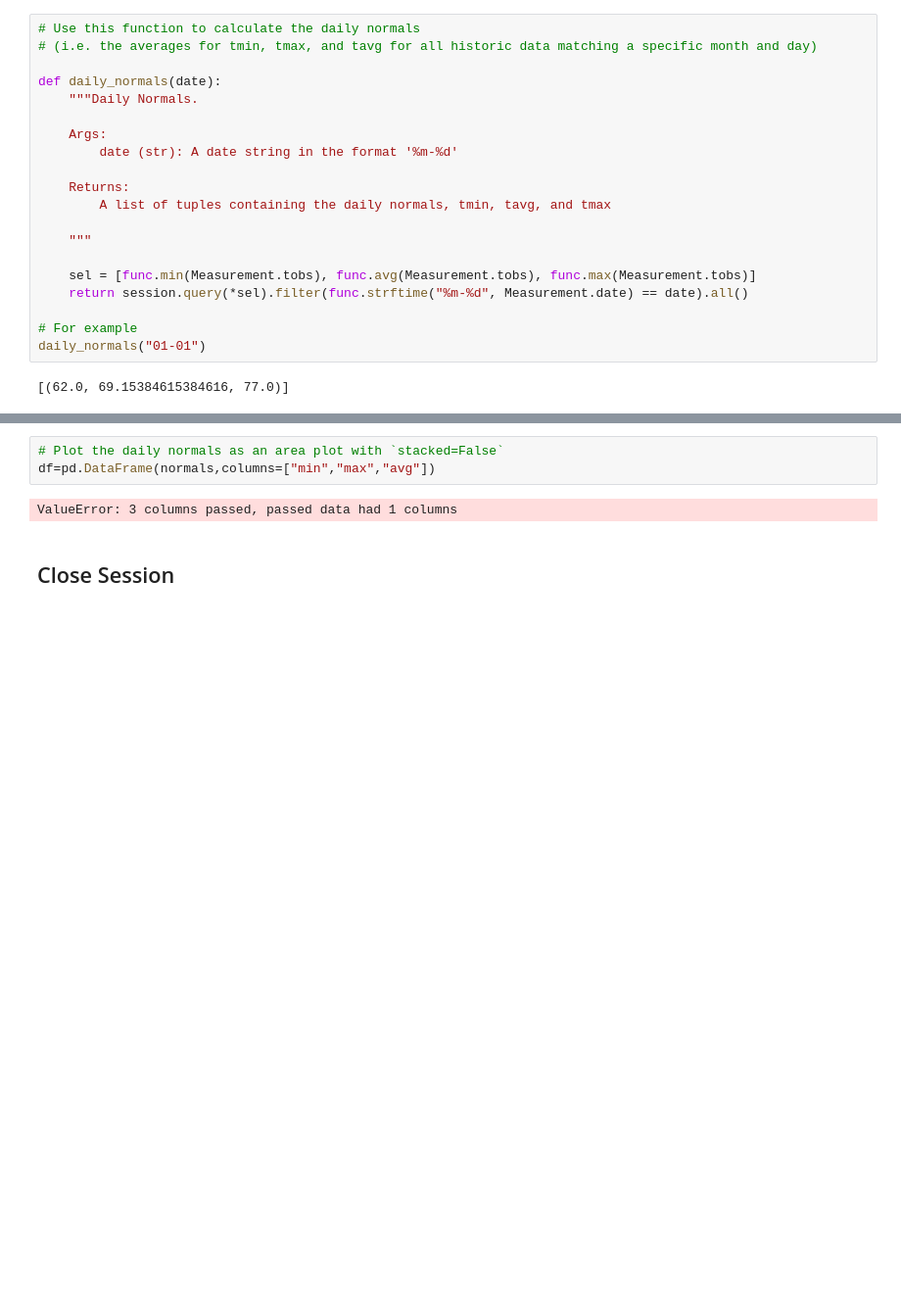
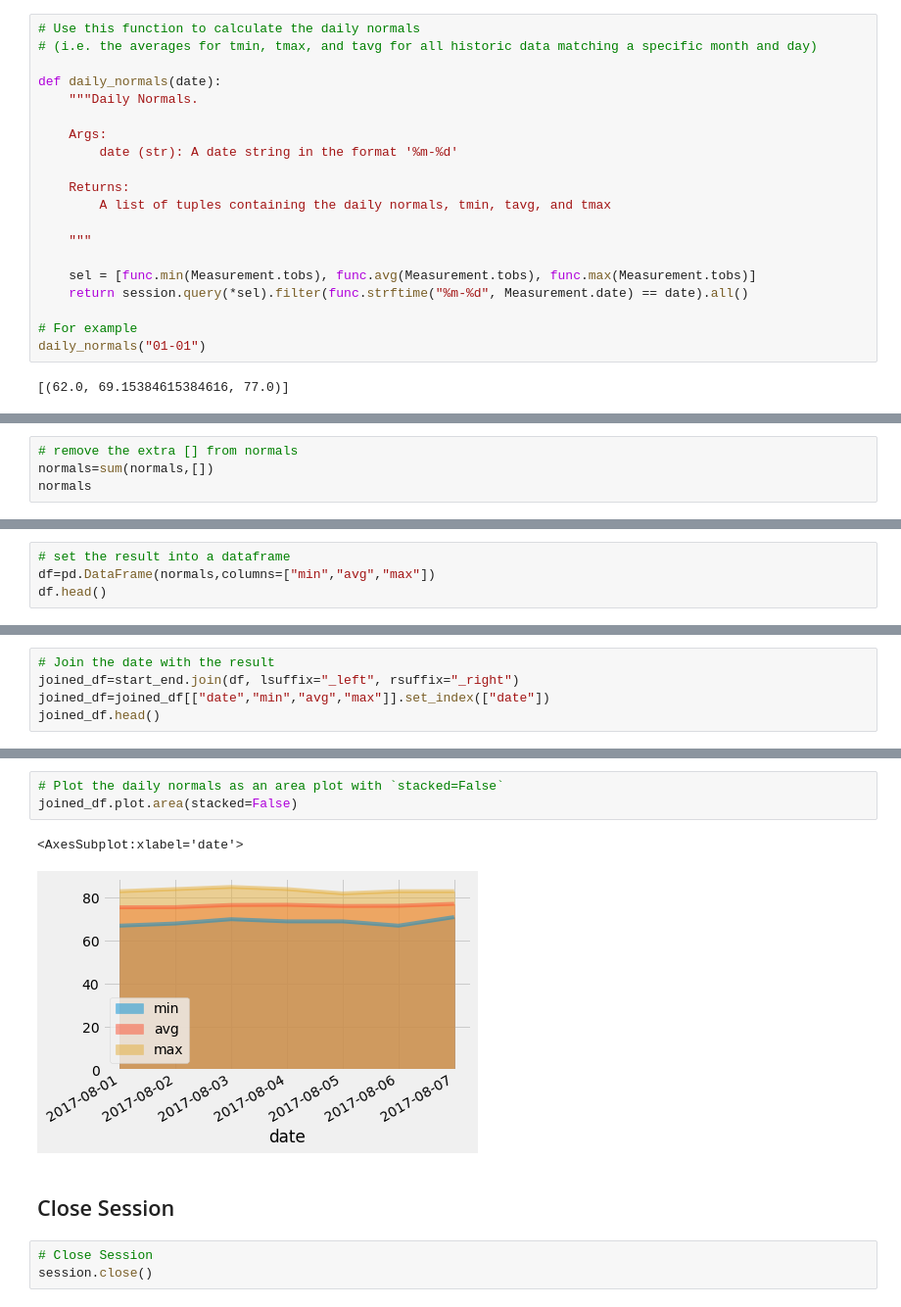
Before and after one commit to RZHANG2021/sqlalchemy-challenge, a Jupyter notebook: temp_analysis_bonus_2_starter.ipynb, the cells around one changed output, grey strips where cells are left out. Shown at 98% size. Cells and saved outputs as stored; diff of their text form; blank space fills up the shorter version.

```diff
--- a/temp_analysis_bonus_2_starter.ipynb
+++ b/temp_analysis_bonus_2_starter.ipynb
@@ -251,0 +242,4 @@ array([[67.        , 75.54      , 83.        ],
+# %%
+# remove the extra [] from normals
+normals=sum(normals,[])
+normals
@@ -251,0 +264,4 @@ array([[67.        , 75.54      , 83.        ],
+# %%
+# set the result into a dataframe
+df=pd.DataFrame(normals,columns=["min","avg","max"])
+df.head()
@@ -251,0 +275,5 @@ array([[67.        , 75.54      , 83.        ],
+# %%
+# Join the date with the result
+joined_df=start_end.join(df, lsuffix="_left", rsuffix="_right")
+joined_df=joined_df[["date","min","avg","max"]].set_index(["date"])
+joined_df.head()
@@ -252,7 +288,11 @@ array([[67.        , 75.54      , 83.        ],
 # %%
 # Plot the daily normals as an area plot with `stacked=False`
-df=pd.DataFrame(normals,columns=["min","max","avg"])
+joined_df.plot.area(stacked=False)
 # %% [output]
-ValueError: 3 columns passed, passed data had 1 columns
+<AxesSubplot:xlabel='date'>
+[figure, added]
 # %% [markdown]
 ## Close Session
+# %%
+# Close Session
+session.close()
```
Also changed, not shown: parts of 12 cells of this notebook, 1 other file.
